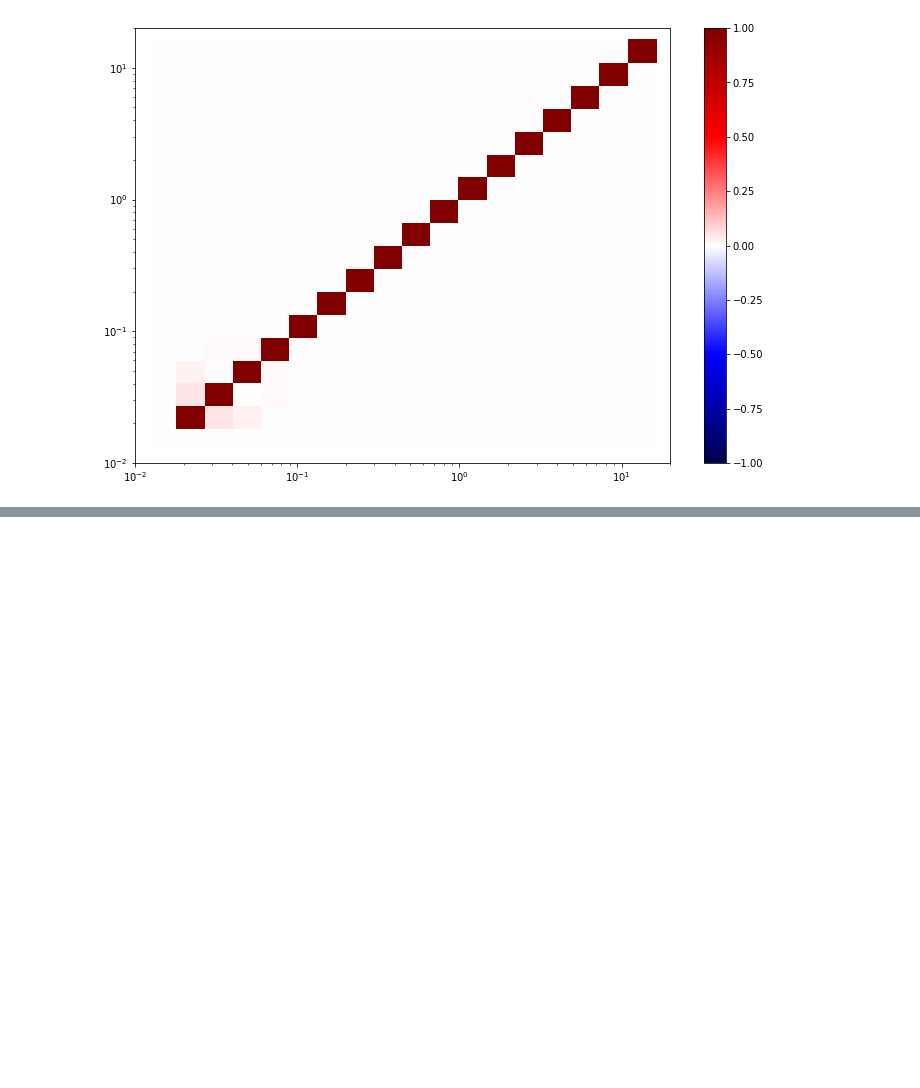
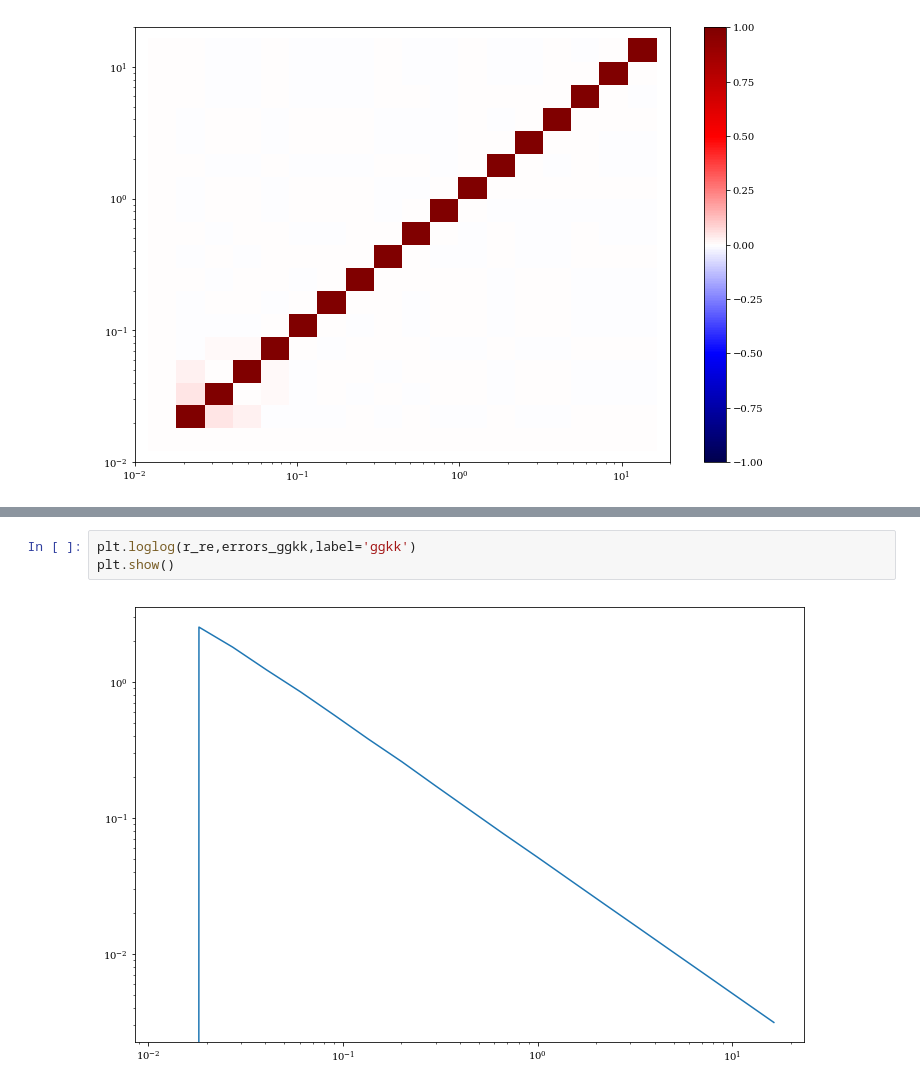
Before and after one commit to sukhdeep1989/Alexie_dwarfs, a Jupyter notebook: Yifei_DS_Covariance.ipynb, the cells around one changed output, grey strips where cells are left out. Cells and saved outputs as stored; diff of their text form; blank space fills up the shorter version.

```diff
--- a/Yifei_DS_Covariance.ipynb
+++ b/Yifei_DS_Covariance.ipynb
@@ -227,0 +247,5 @@ plt.show()
+# %%
+plt.loglog(r_re,errors_ggkk,label='ggkk')
+plt.show()
+# %% [output]
+[figure, added]
```
Also changed, not shown: parts of 18 cells of this notebook, 5 other files.
